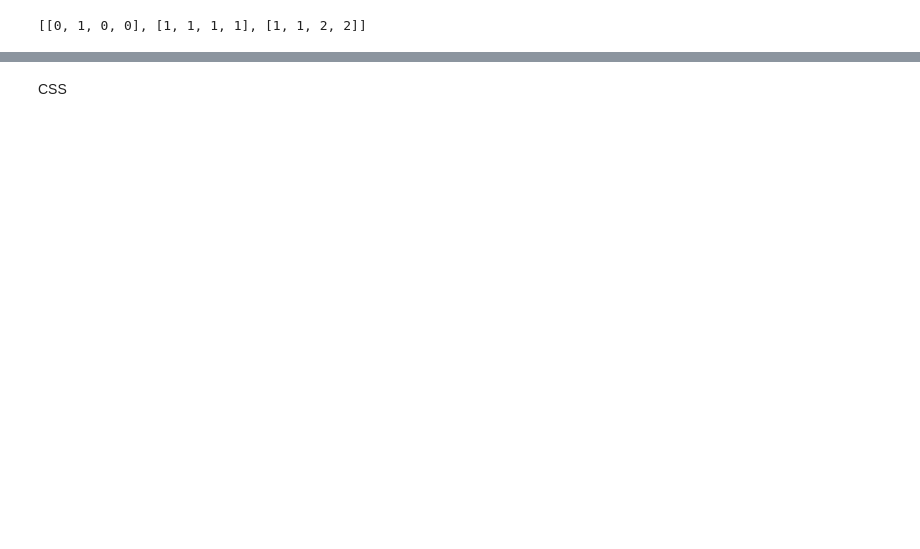
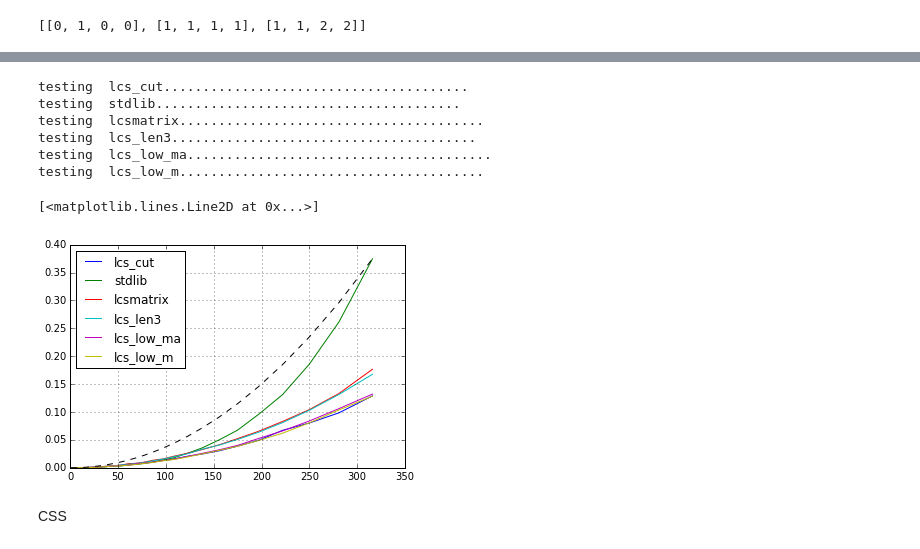
Before and after one commit to Carreau/difflib2.py, a Jupyter notebook: examples/difflib2.ipynb, the cells around one changed output, grey strips where cells are left out. Drawn from its saved outputs; the diff is of its cells as text; code cells hidden in the pictures; blank space fills up the shorter version.

```diff
--- a/examples/difflib2.ipynb
+++ b/examples/difflib2.ipynb
@@ -126,3 +260,38 @@ plt.scatter([4]*r,d.all_runs)
+# %%
+
+r = 3
+nt = 3
+xx = sorted(list(set(map(int, np.logspace(0,2.5)))))
+#xx = list(range(1,200,4))
+df = pd.DataFrame(index=xx, columns=gdict.keys())
+dr = pd.DataFrame(index=xx, columns=gdict.keys())
+for func in gdict.values():
+    #fig, ax = subplots()
+    print('\ntesting ', func.__name__,end='')
+    for n in df.index:#,3,5,10,20]:
+        print('.',end='')
+        s1 = ("dcbet"*100)[0:n]
+        s2 = ("badct"*100)[0:n]
+        u  = %timeit -o -r{r} -n{nt} -q func(s1,s2)
+        df[func.__name__].ix[n] = mean(u.all_runs)
+        dr[func.__name__].ix[n] = func(s1,s2)
+# %% [output]
+testing  lcs_cut.......................................
+testing  stdlib.......................................
+testing  lcsmatrix.......................................
+testing  lcs_len3.......................................
+testing  lcs_low_ma.......................................
+testing  lcs_low_m.......................................
+# %%
+fig, ax = subplots()
+df.plot(x=df.index,ax=ax)
+mx= max(df.index)
+ax.plot(df.index,df.index**2/(mx**2)*df.ix[max(df.index)]['stdlib'],'--')
+#ax.set_yscale('log')
+#ax.set_xscale('log')
+# %% [output]
+[<matplotlib.lines.Line2D at 0x...>]
+[figure, added]
 # %% [markdown]
 CSS
 
```
Also changed, not shown: parts of 29 cells of this notebook.
